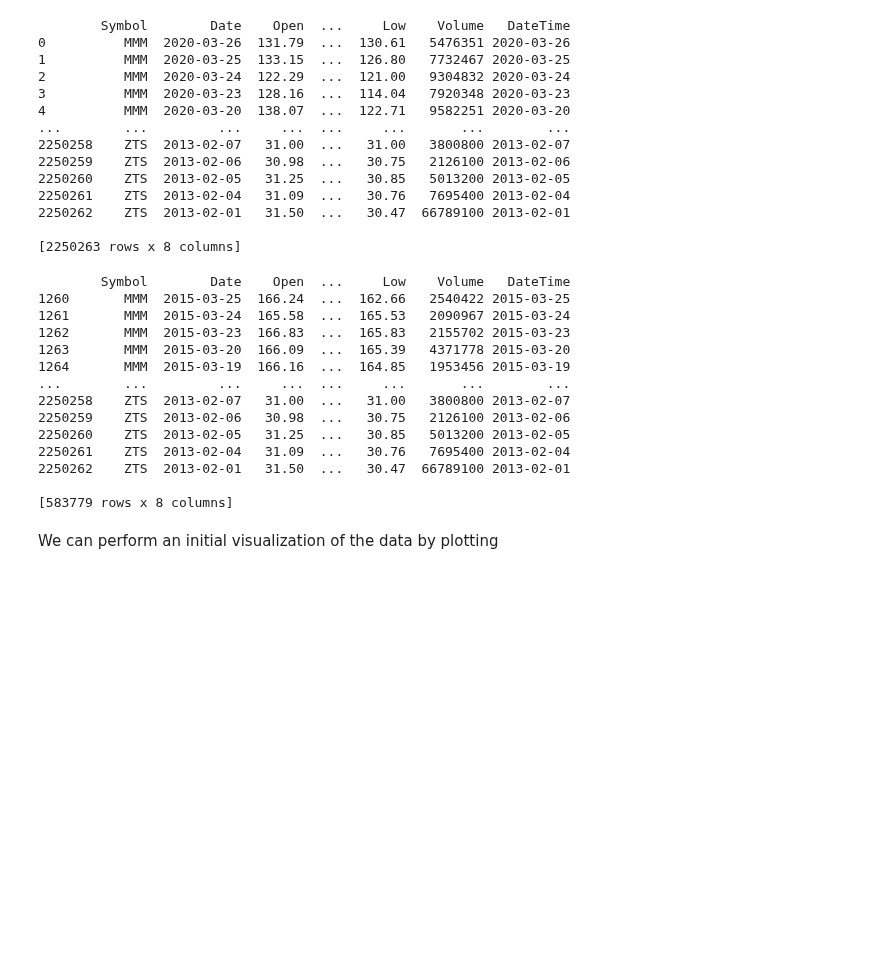
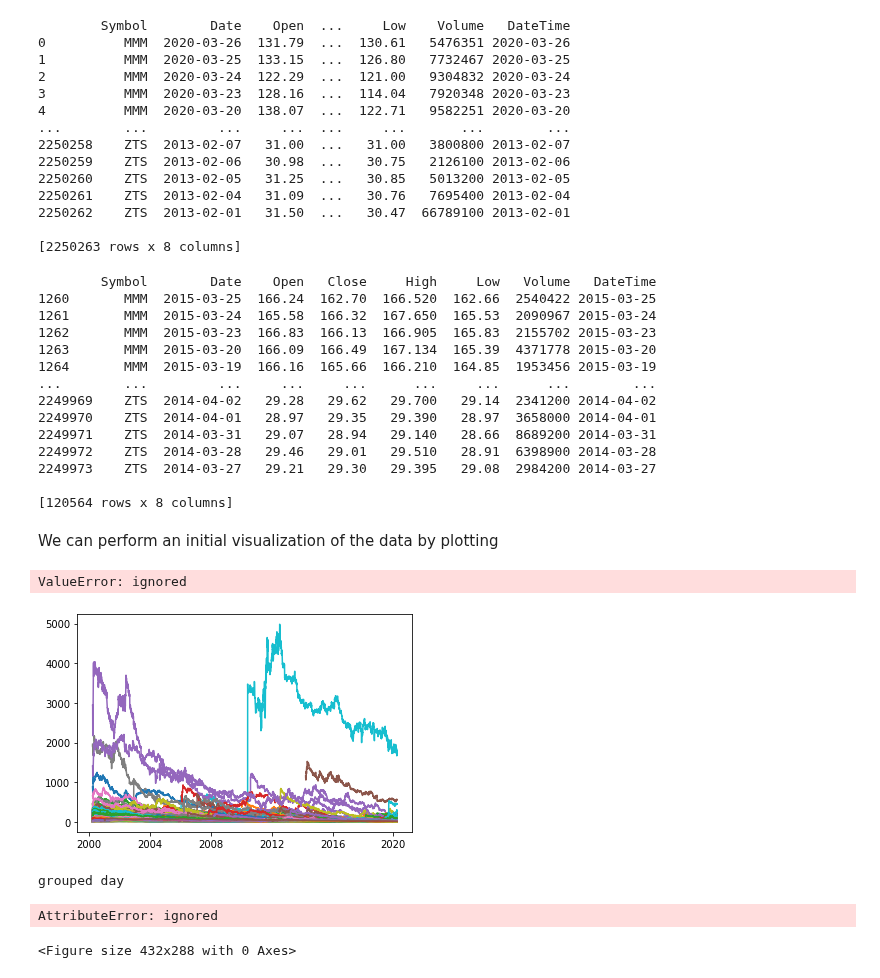
Before and after one commit to CAP4770-group9-project/final-project, a Jupyter notebook: k-means-clustering.ipynb, the cells around one changed output. Drawn from its saved outputs; the diff is of its cells as text; code cells hidden in the pictures; blank space fills up the shorter version.

Commit message:
started to calculate annualized values for use in clustering

```diff
--- a/k-means-clustering.ipynb
+++ b/k-means-clustering.ipynb
@@ -116,24 +114,27 @@ print(stocksData)
 
 [2250263 rows x 8 columns]
 # %%
+#get full training data set
 trainData = stocksData[(stocksData['DateTime'] > '2010-03-26') & (stocksData['DateTime'] < '2015-03-26')]
 
-print(trainData)
+#get training data set for 2015
+trainData2015 = stocksData[(stocksData['DateTime'] > '2014-03-26') & (stocksData['DateTime'] < '2015-03-26')]
+print(trainData2015)
 # %% [output]
-        Symbol        Date    Open  ...     Low    Volume   DateTime
-1260       MMM  2015-03-25  166.24  ...  162.66   2540422 2015-03-25
-1261       MMM  2015-03-24  165.58  ...  165.53   2090967 2015-03-24
-1262       MMM  2015-03-23  166.83  ...  165.83   2155702 2015-03-23
-1263       MMM  2015-03-20  166.09  ...  165.39   4371778 2015-03-20
-1264       MMM  2015-03-19  166.16  ...  164.85   1953456 2015-03-19
-...        ...         ...     ...  ...     ...       ...        ...
-2250258    ZTS  2013-02-07   31.00  ...   31.00   3800800 2013-02-07
-2250259    ZTS  2013-02-06   30.98  ...   30.75   2126100 2013-02-06
-2250260    ZTS  2013-02-05   31.25  ...   30.85   5013200 2013-02-05
-2250261    ZTS  2013-02-04   31.09  ...   30.76   7695400 2013-02-04
-2250262    ZTS  2013-02-01   31.50  ...   30.47  66789100 2013-02-01
+        Symbol        Date    Open   Close     High     Low   Volume   DateTime
+1260       MMM  2015-03-25  166.24  162.70  166.520  162.66  2540422 2015-03-25
+1261       MMM  2015-03-24  165.58  166.32  167.650  165.53  2090967 2015-03-24
+1262       MMM  2015-03-23  166.83  166.13  166.905  165.83  2155702 2015-03-23
+1263       MMM  2015-03-20  166.09  166.49  167.134  165.39  4371778 2015-03-20
+1264       MMM  2015-03-19  166.16  165.66  166.210  164.85  1953456 2015-03-19
+...        ...         ...     ...     ...      ...     ...      ...        ...
+2249969    ZTS  2014-04-02   29.28   29.62   29.700   29.14  2341200 2014-04-02
+2249970    ZTS  2014-04-01   28.97   29.35   29.390   28.97  3658000 2014-04-01
+2249971    ZTS  2014-03-31   29.07   28.94   29.140   28.66  8689200 2014-03-31
+2249972    ZTS  2014-03-28   29.46   29.01   29.510   28.91  6398900 2014-03-28
+2249973    ZTS  2014-03-27   29.21   29.30   29.395   29.08  2984200 2014-03-27
 
-[583779 rows x 8 columns]
+[120564 rows x 8 columns]
 # %% [markdown]
 We can perform an initial visualization of the data by plotting
 # %%
@@ -143,11 +144,15 @@ import matplotlib.pyplot as plt
 # %%
 grouped_day_stocks = []
 grouped_day = []
 
+#plot all data
 plt.figure()
 for i in range(0, len(availableStocks)):
-  grouped_day_stocks.append(stocksData[stocksData['Symbol'] == randomPortfolio[i]])
+  grouped_day_stocks.append(stocksData[stocksData['Symbol'] == availableStocks[i]])
   grouped_day.append(grouped_day_stocks[i].groupby(lambda x: grouped_day_stocks[i]['DateTime'][x]))
-for j in range(0, len(randomPortfolio)):
+for j in range(0, len(availableStocks)):
   plt.plot(grouped_day[j].size().index, grouped_day_stocks[j]['Close'])
 plt.show()
+# %% [output]
+ValueError: ignored
+[figure, added]
@@ -156,0 +159,15 @@ plt.show()
+# %%
+#group day for all training data
+grouped_day_stocks = []
+grouped_day = []
+
+for i in range(0, len(availableStocks)):
+  grouped_day_stocks.append(trainData[trainData['Symbol'] == availableStocks[i]])
+  grouped_day.append(grouped_day_stocks[i].groupby(lambda x: grouped_day_stocks[i]['DateTime'][x]))
+
+#print("grouped day stocks")
+#print(grouped_day_stocks, "\n")
+# %% [output]
+grouped day
+AttributeError: ignored
+<Figure size 432x288 with 0 Axes>
```
Also changed, not shown: parts of 15 cells of this notebook.
